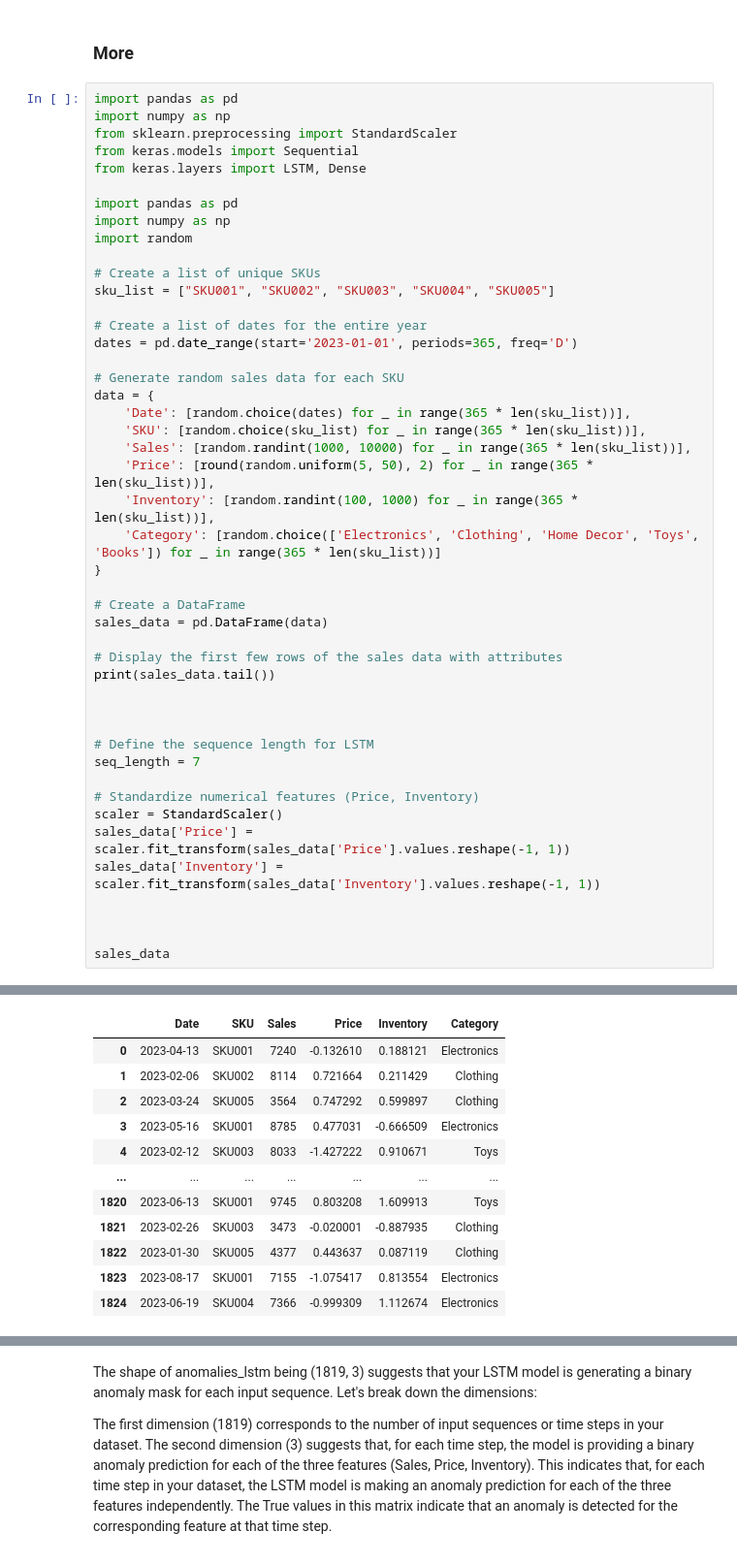
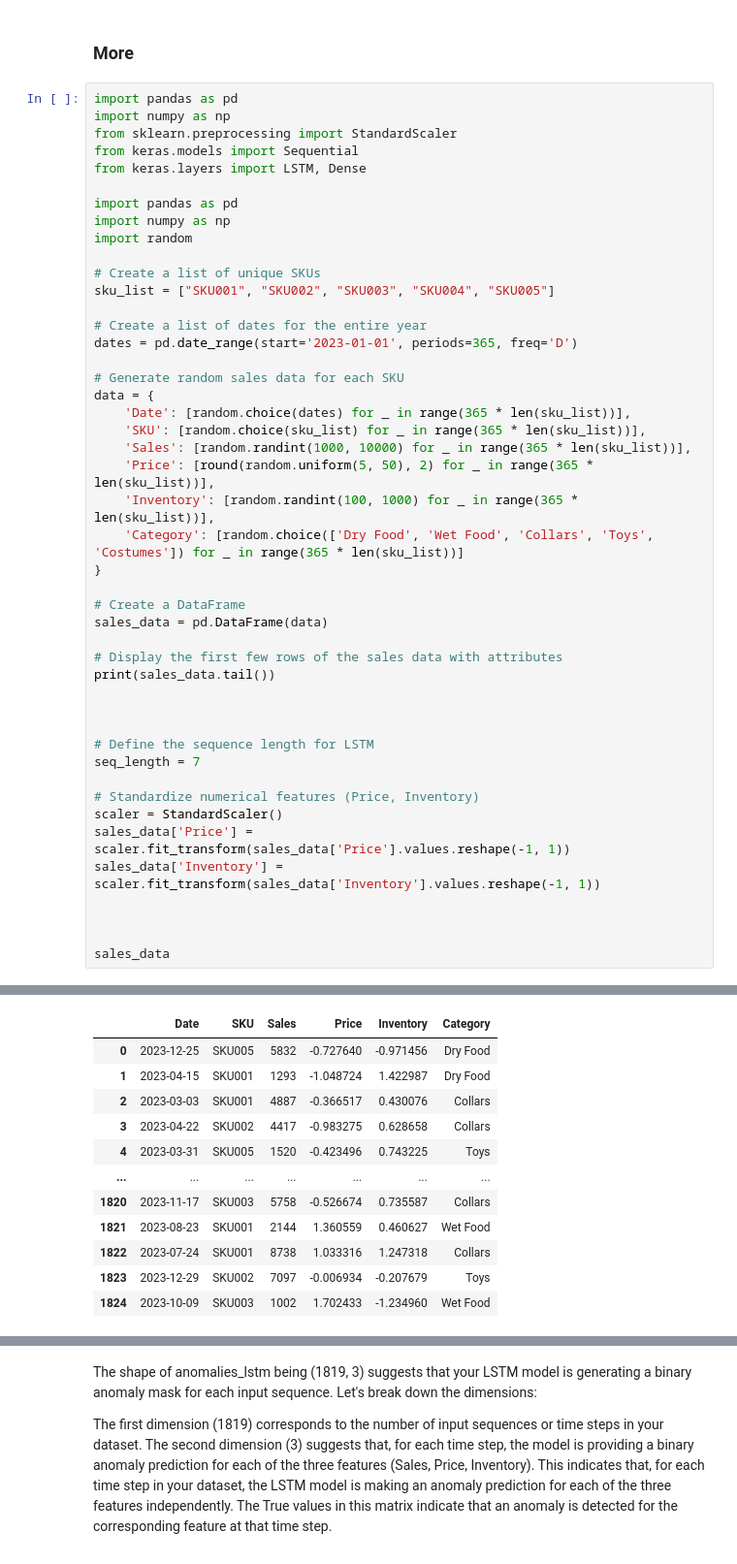
Before and after one commit to yli3-chwy/PulseGuard-Sales, a Jupyter notebook: notebooks/lstm with fake data copy.ipynb, the cells around one changed output, grey strips where cells are left out. Shown at 97% size. Saved outputs shown, nothing was run; the diff lists cells and outputs as text.

```diff
--- a/notebooks/lstm with fake data copy.ipynb
+++ b/notebooks/lstm with fake data copy.ipynb
@@ -119,7 +120,7 @@ data = {
     'Sales': [random.randint(1000, 10000) for _ in range(365 * len(sku_list))],
     'Price': [round(random.uniform(5, 50), 2) for _ in range(365 * len(sku_list))],
     'Inventory': [random.randint(100, 1000) for _ in range(365 * len(sku_list))],
-    'Category': [random.choice(['Electronics', 'Clothing', 'Home Decor', 'Toys', 'Books']) for _ in range(365 * len(sku_list))]
+    'Category': [random.choice(['Dry Food', 'Wet Food', 'Collars', 'Toys', 'Costumes']) for _ in range(365 * len(sku_list))]
 }
 
 # Create a DataFrame
@@ -151,15 +152,15 @@ sales_data
 |  | Date | SKU | Sales | Price | Inventory | Category |
-| 0 | 2023-04-13 | SKU001 | 7240 | -0.132610 | 0.188121 | Electronics |
-| 1 | 2023-02-06 | SKU002 | 8114 | 0.721664 | 0.211429 | Clothing |
-| 2 | 2023-03-24 | SKU005 | 3564 | 0.747292 | 0.599897 | Clothing |
-| 3 | 2023-05-16 | SKU001 | 8785 | 0.477031 | -0.666509 | Electronics |
-| 4 | 2023-02-12 | SKU003 | 8033 | -1.427222 | 0.910671 | Toys |
+| 0 | 2023-12-25 | SKU005 | 5832 | -0.727640 | -0.971456 | Dry Food |
+| 1 | 2023-04-15 | SKU001 | 1293 | -1.048724 | 1.422987 | Dry Food |
+| 2 | 2023-03-03 | SKU001 | 4887 | -0.366517 | 0.430076 | Collars |
+| 3 | 2023-04-22 | SKU002 | 4417 | -0.983275 | 0.628658 | Collars |
+| 4 | 2023-03-31 | SKU005 | 1520 | -0.423496 | 0.743225 | Toys |
 | ... | ... | ... | ... | ... | ... | ... |
-| 1820 | 2023-06-13 | SKU001 | 9745 | 0.803208 | 1.609913 | Toys |
-| 1821 | 2023-02-26 | SKU003 | 3473 | -0.020001 | -0.887935 | Clothing |
-| 1822 | 2023-01-30 | SKU005 | 4377 | 0.443637 | 0.087119 | Clothing |
-| 1823 | 2023-08-17 | SKU001 | 7155 | -1.075417 | 0.813554 | Electronics |
-| 1824 | 2023-06-19 | SKU004 | 7366 | -0.999309 | 1.112674 | Electronics |
+| 1820 | 2023-11-17 | SKU003 | 5758 | -0.526674 | 0.735587 | Collars |
+| 1821 | 2023-08-23 | SKU001 | 2144 | 1.360559 | 0.460627 | Wet Food |
+| 1822 | 2023-07-24 | SKU001 | 8738 | 1.033316 | 1.247318 | Collars |
+| 1823 | 2023-12-29 | SKU002 | 7097 | -0.006934 | -0.207679 | Toys |
+| 1824 | 2023-10-09 | SKU003 | 1002 | 1.702433 | -1.234960 | Wet Food |
 1825 rows × 6 columns
 # %% [markdown]
 The shape of anomalies_lstm being (1819, 3) suggests that your LSTM model is generating a binary anomaly mask for each input sequence. Let's break down the dimensions:
```
Also changed, not shown: parts of 17 cells of this notebook, 3 other files.
